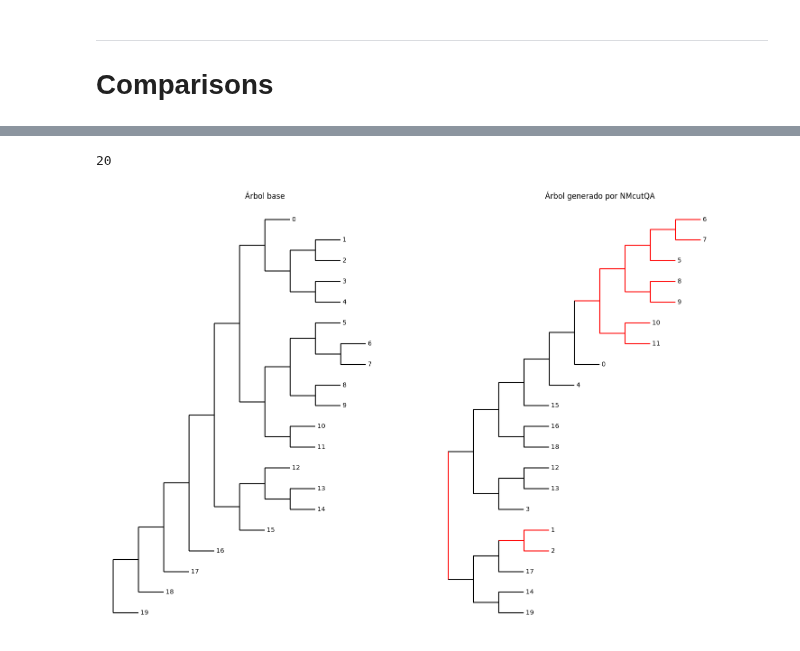
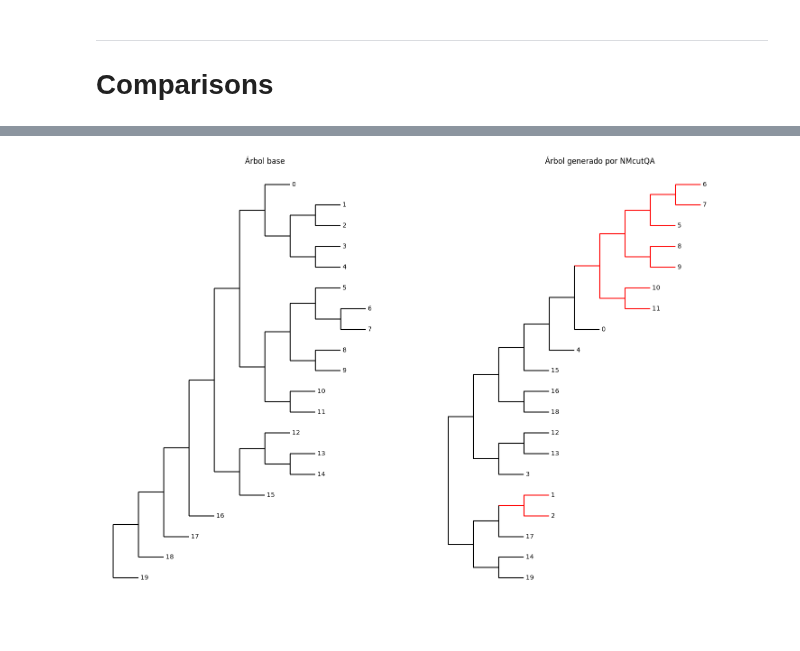
Before and after one commit to Nicofero/PhyloTree_ReConst, a Jupyter notebook: metrics_study.ipynb, the cells around one changed output, grey strips where cells are left out. Saved outputs shown, nothing was run; the diff lists cells and outputs as text; code cells hidden in the pictures.

```diff
--- a/metrics_study.ipynb
+++ b/metrics_study.ipynb
@@ -38,0 +30,5 @@ plt.plot(rf['size'], rf['RF'], 'o')
+# %%
+def f(x):
+    return 0.35*x * np.log2(10.82*x)
+
+print(f(39)*20)
@@ -248,7 +259,7 @@ tree2 = Phylo.read(StringIO(biotree), "newick")
 def get_clade_taxa_sets(tree):
     return {
         frozenset(term.name for term in clade.get_terminals())
-        for clade in tree.find_clades() if len(clade.get_terminals()) > 1  # Only internal clades
+        for clade in tree.find_clades() if len(clade.get_terminals()) > 1 and len(clade.get_terminals()) != size  # Only internal clades
     }
 
 # Find common clades based on their terminal taxa
@@ -261,32 +272,31 @@ def color_common_branches(tree, common_taxa_sets):
         if len(clade.get_terminals()) > 1:
             # Check if the clade's terminals match a common set
             if frozenset(term.name for term in clade.get_terminals()) in common_taxa_sets:
                 clade.color = "red"
             else:
                 clade.color = "black"  # Default color for non-common branches
 
 # Color the branches in the first tree
 color_common_branches(tree1, common_taxa_sets)
 # color_common_branches(tree2, common_taxa_sets)
 
 # Create a figure with subplots (side by side)
 fig, (axes1, axes2) = plt.subplots(1, 2, figsize=(15, 10))
 
 # Plot the second tree
 Phylo.draw(tree2, do_show=False, axes=axes1)
 axes1.set_title("Árbol base")
 plt.setp(axes1, xticks=[], yticks=[])  # Remove ticks
 axes1.axis('off')  # Remove axes
 
 # Plot the first tree
 Phylo.draw(tree1, do_show=False, axes=axes2)
 axes2.set_title("Árbol generado por NMcutQA")
 plt.setp(axes2, xticks=[], yticks=[])  # Remove ticks
 axes2.axis('off')  # Remove axes
 
 # Show the plot
 plt.tight_layout()
 plt.show()
 # %% [output]
-20
-[figure, old version]
+[figure, new version]
```
Also changed, not shown: parts of 12 cells of this notebook, 5 other files.
